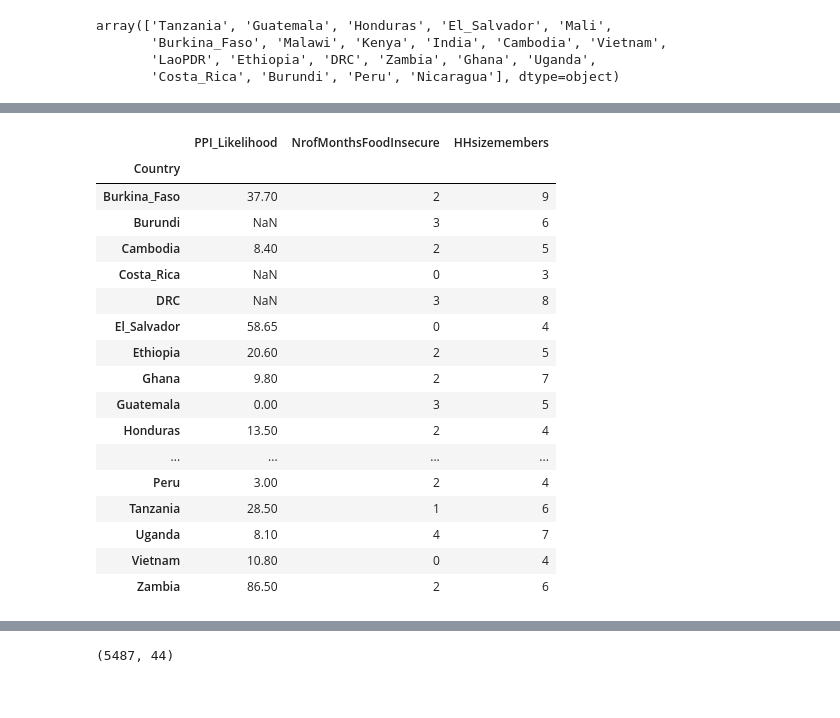
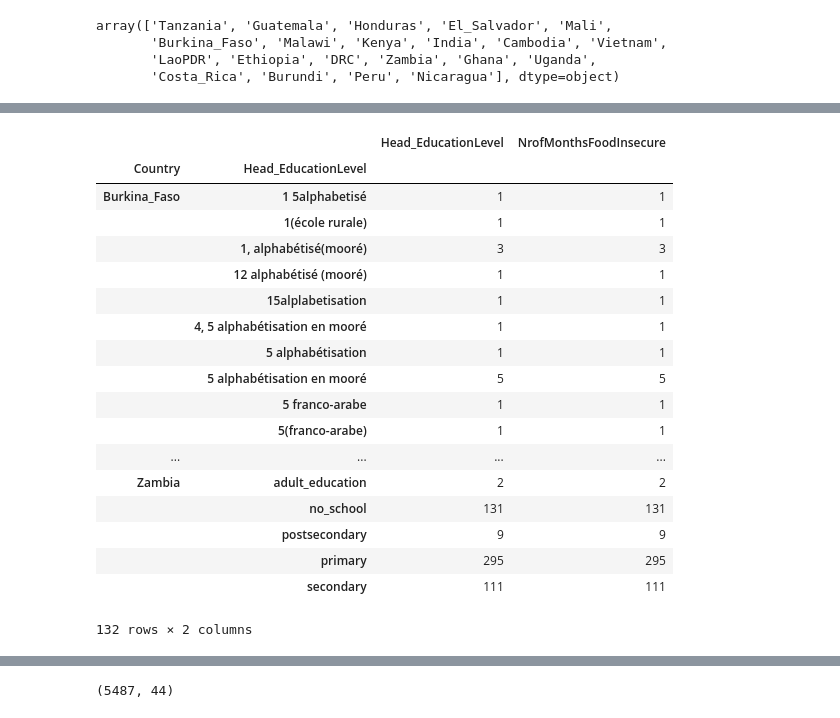
Before and after one commit to laporpe/STA_208, a Jupyter notebook: Charts_Graphs_EDA.ipynb, the cells around one changed output, grey strips where cells are left out. Cells and saved outputs as stored; diff of their text form; code cells hidden in the pictures.

```diff
--- a/Charts_Graphs_EDA.ipynb
+++ b/Charts_Graphs_EDA.ipynb
@@ -7,9 +7,9 @@ import matplotlib.pyplot as plt
 import seaborn as sns
 import matplotlib.style as style
 # %%
-RhoMis = pd.read_csv("STA_208/data/RHoMIS_Indicators.csv", engine ="python")
+RhoMis = pd.read_csv("data/RHoMIS_Indicators.csv", engine ="python")
 
-RhoMis_full = pd.read_csv("STA_208/data/RHoMIS_Full_Data.csv", engine ="python")
+RhoMis_full = pd.read_csv("data/RHoMIS_Full_Data.csv", engine ="python")
 full = RhoMis_full
 
 data = RhoMis
@@ -247,27 +230,30 @@ data[["Country", "total_income_USD_PPP_pHH_Yr"]].groupby("Country").describe()
 | Vietnam | 293.0 | 27.433286 | 2.630152e+02 | 0.000000 | 1.848238 | 5.544714 | 11.861827 | 4.413703e+03 |
 | Zambia | 610.0 | 67596.945468 | 8.320621e+05 | 0.000000 | 0.000000 | 98.111448 | 500.012426 | 1.391562e+07 |
 # %%
-data.groupby(["Country"])["PPI_Likelihood", "NrofMonthsFoodInsecure","HHsizemembers"].median()
+#data.groupby(["Country"])["PPI_Likelihood", "NrofMonthsFoodInsecure","HHsizemembers"].median()
 
-#data.groupby(["Country", "Head_EducationLevel"])["PPI_Likelihood", "NrofMonthsFoodInsecure"].count()
+data.groupby(["Country", "Head_EducationLevel"])["Head_EducationLevel", "NrofMonthsFoodInsecure"].count()
+
+#data.groupby(["Country", "HouseholdType"])["HouseholdType", "NrofMonthsFoodInsecure"].count()
 
 #likelihood that household is below poverity line
 # %% [output]
-|  | PPI_Likelihood | NrofMonthsFoodInsecure | HHsizemembers |
-| Country |  |  |  |
-| Burkina_Faso | 37.70 | 2 | 9 |
-| Burundi | NaN | 3 | 6 |
-| Cambodia | 8.40 | 2 | 5 |
-| Costa_Rica | NaN | 0 | 3 |
-| DRC | NaN | 3 | 8 |
-| El_Salvador | 58.65 | 0 | 4 |
-| Ethiopia | 20.60 | 2 | 5 |
-| Ghana | 9.80 | 2 | 7 |
-| Guatemala | 0.00 | 3 | 5 |
-| Honduras | 13.50 | 2 | 4 |
+|  |  | Head_EducationLevel | NrofMonthsFoodInsecure |
+| Country | Head_EducationLevel |  |  |
+| Burkina_Faso | 1 5alphabetisé | 1 | 1 |
+|  | 1(école rurale) | 1 | 1 |
+|  | 1, alphabétisé(mooré) | 3 | 3 |
+|  | 12 alphabétisé (mooré) | 1 | 1 |
+|  | 15alplabetisation | 1 | 1 |
+|  | 4, 5 alphabétisation en mooré | 1 | 1 |
+|  | 5 alphabétisation | 1 | 1 |
+|  | 5 alphabétisation en mooré | 5 | 5 |
+|  | 5 franco-arabe | 1 | 1 |
+|  | 5(franco-arabe) | 1 | 1 |
 | ... | ... | ... | ... |
-| Peru | 3.00 | 2 | 4 |
-| Tanzania | 28.50 | 1 | 6 |
-| Uganda | 8.10 | 4 | 7 |
-| Vietnam | 10.80 | 0 | 4 |
-| Zambia | 86.50 | 2 | 6 |
+| Zambia | adult_education | 2 | 2 |
+|  | no_school | 131 | 131 |
+|  | postsecondary | 9 | 9 |
+|  | primary | 295 | 295 |
+|  | secondary | 111 | 111 |
+132 rows × 2 columns
```
Also changed, not shown: parts of 12 cells of this notebook.
